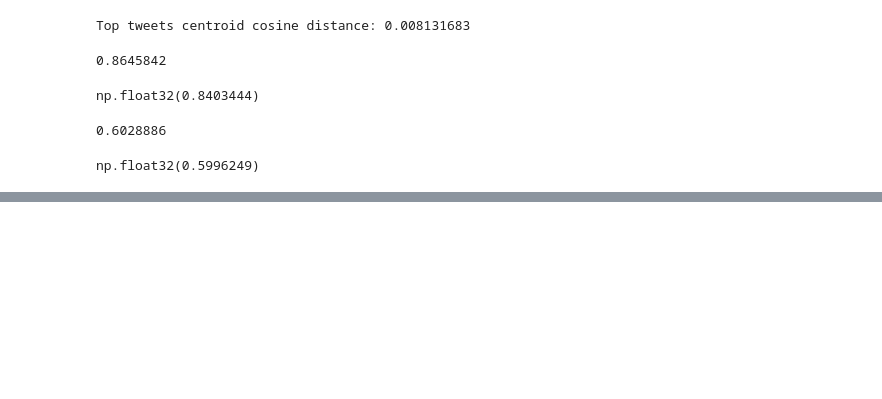
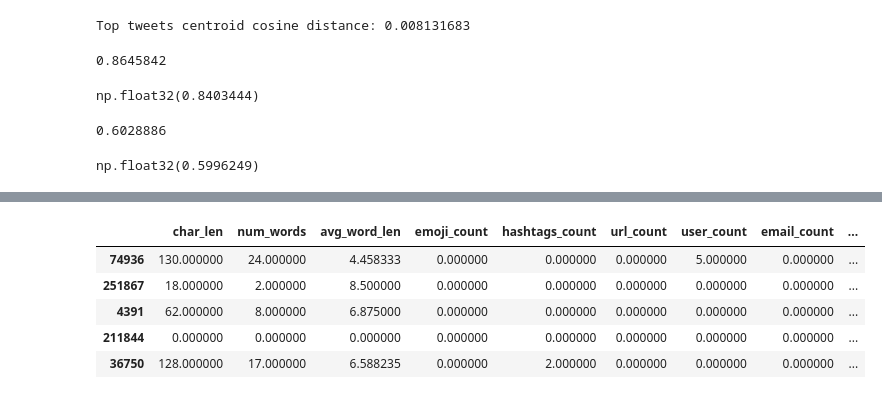
Before and after one commit to julwdo/thesis, a Jupyter notebook: 01_codes/03_nlp_project_main_old.ipynb, the cells around one changed output, grey strips where cells are left out. Cells and saved outputs as stored; diff of their text form; code cells hidden in the pictures; blank space fills up the shorter version.

```diff
--- a/01_codes/03_nlp_project_main_old.ipynb
+++ b/01_codes/03_nlp_project_main_old.ipynb
@@ -1401,0 +1548,10 @@ Epoch 10 | Train Loss: 0.2183 | Test Loss: 0.2823 | Test Acc: 0.9054 | Test F1:
+# %%
+desc_features_df_1 = X_y_train.loc[X_y_train["label"] == 1, desc_features.append(pd.Index(["description"]))]
+desc_features_df_1.head()
+# %% [output]
+|  | char_len | num_words | avg_word_len | emoji_count | hashtags_count | url_count | user_count | email_count | ... |
+| 74936 | 130.000000 | 24.000000 | 4.458333 | 0.000000 | 0.000000 | 0.000000 | 5.000000 | 0.000000 | ... |
+| 251867 | 18.000000 | 2.000000 | 8.500000 | 0.000000 | 0.000000 | 0.000000 | 0.000000 | 0.000000 | ... |
+| 4391 | 62.000000 | 8.000000 | 6.875000 | 0.000000 | 0.000000 | 0.000000 | 0.000000 | 0.000000 | ... |
+| 211844 | 0.000000 | 0.000000 | 0.000000 | 0.000000 | 0.000000 | 0.000000 | 0.000000 | 0.000000 | ... |
+| 36750 | 128.000000 | 17.000000 | 6.588235 | 0.000000 | 2.000000 | 0.000000 | 0.000000 | 0.000000 | ... |
```
Also changed, not shown: parts of 10 cells of this notebook.
